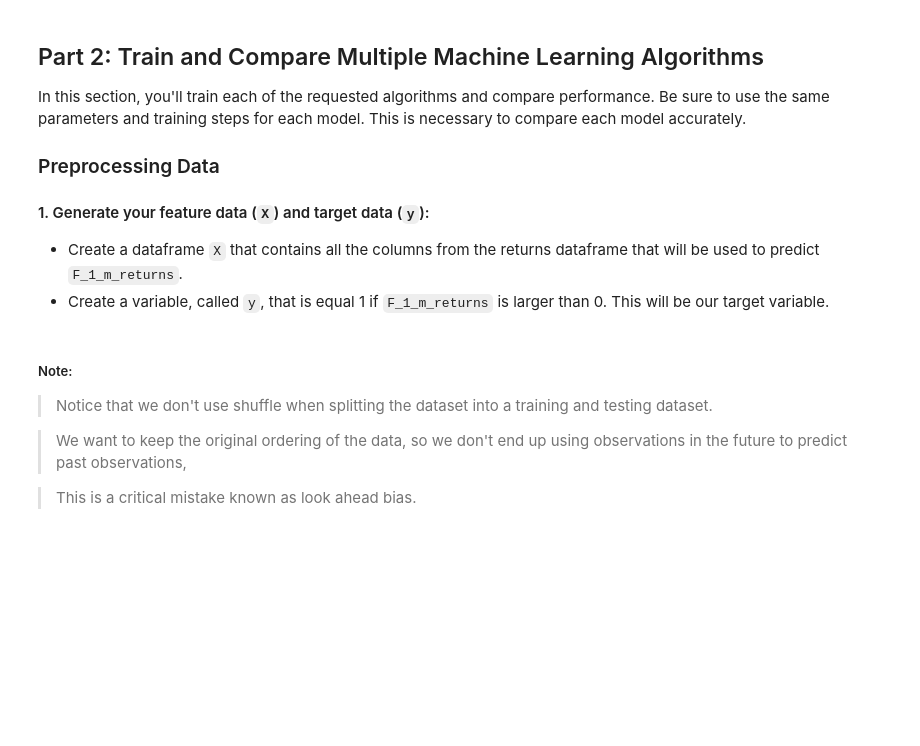
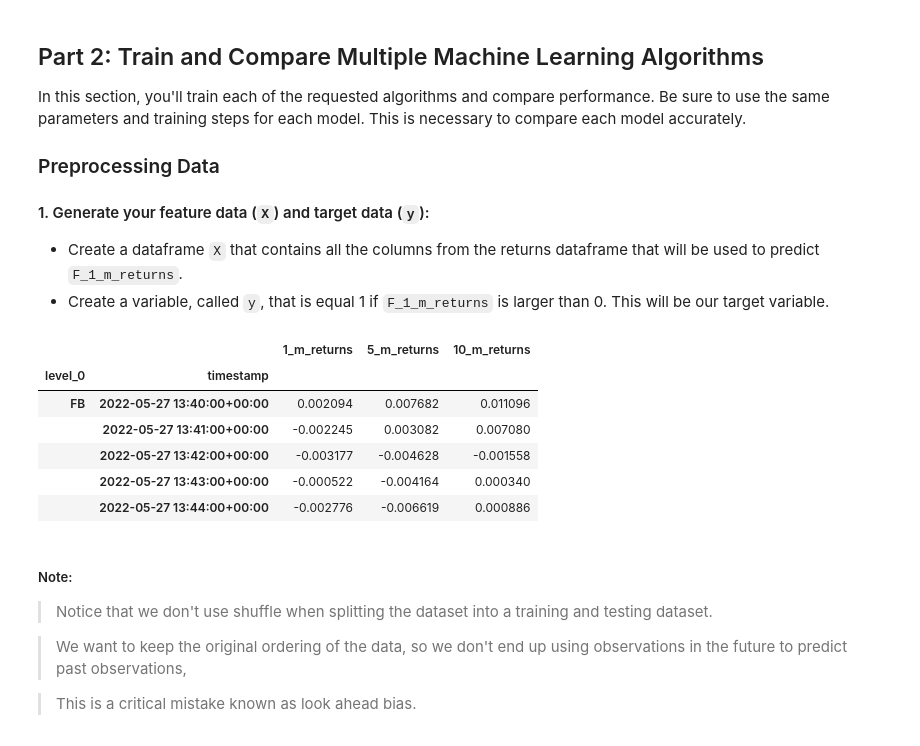
Before and after one commit to aaargyrou/AlgoTrading--High-Frequency-Trading, a Jupyter notebook: Code/high_frequency_trading_algo.ipynb, the cells around one changed output. Saved outputs shown, nothing was run; the diff lists cells and outputs as text; code cells hidden in the pictures; blank space fills up the shorter version.

```diff
--- a/Code/high_frequency_trading_algo.ipynb
+++ b/Code/high_frequency_trading_algo.ipynb
@@ -280,3 +281,29 @@ returns.head()
+# %%
+# Create a dataframe `X` that contains all the columns from the returns dataframe that will be used to predict `F_1_m_returns`.
+# Create a variable, called `y`, that is equal 1 if `F_1_m_returns` is larger than 0. This will be our target variable.
+
+# Create a separate dataframe for features and define the target variable as a binary target
+X = returns.iloc[:,1:4]
+
+# Create the target variable
+y = []
+# Loop through the returns["F_1_m_returns"] data and append 0 or 1 to y based on returns
+for row in returns["F_1_m_returns"]:
+    if row > 0:
+        y.append(1)
+
+    elif row <= 0:
+        y.append(0)
+
+X.head()
+# %% [output]
+|  |  | 1_m_returns | 5_m_returns | 10_m_returns |
+| level_0 | timestamp |  |  |  |
+| FB | 2022-05-27 13:40:00+00:00 | 0.002094 | 0.007682 | 0.011096 |
+|  | 2022-05-27 13:41:00+00:00 | -0.002245 | 0.003082 | 0.007080 |
+|  | 2022-05-27 13:42:00+00:00 | -0.003177 | -0.004628 | -0.001558 |
+|  | 2022-05-27 13:43:00+00:00 | -0.000522 | -0.004164 | 0.000340 |
+|  | 2022-05-27 13:44:00+00:00 | -0.002776 | -0.006619 | 0.000886 |
 # %% [markdown]
 ##### Note:
 > Notice that we don't use shuffle when splitting the dataset into a training and testing dataset.
```
Also changed, not shown: parts of 10 cells of this notebook.
